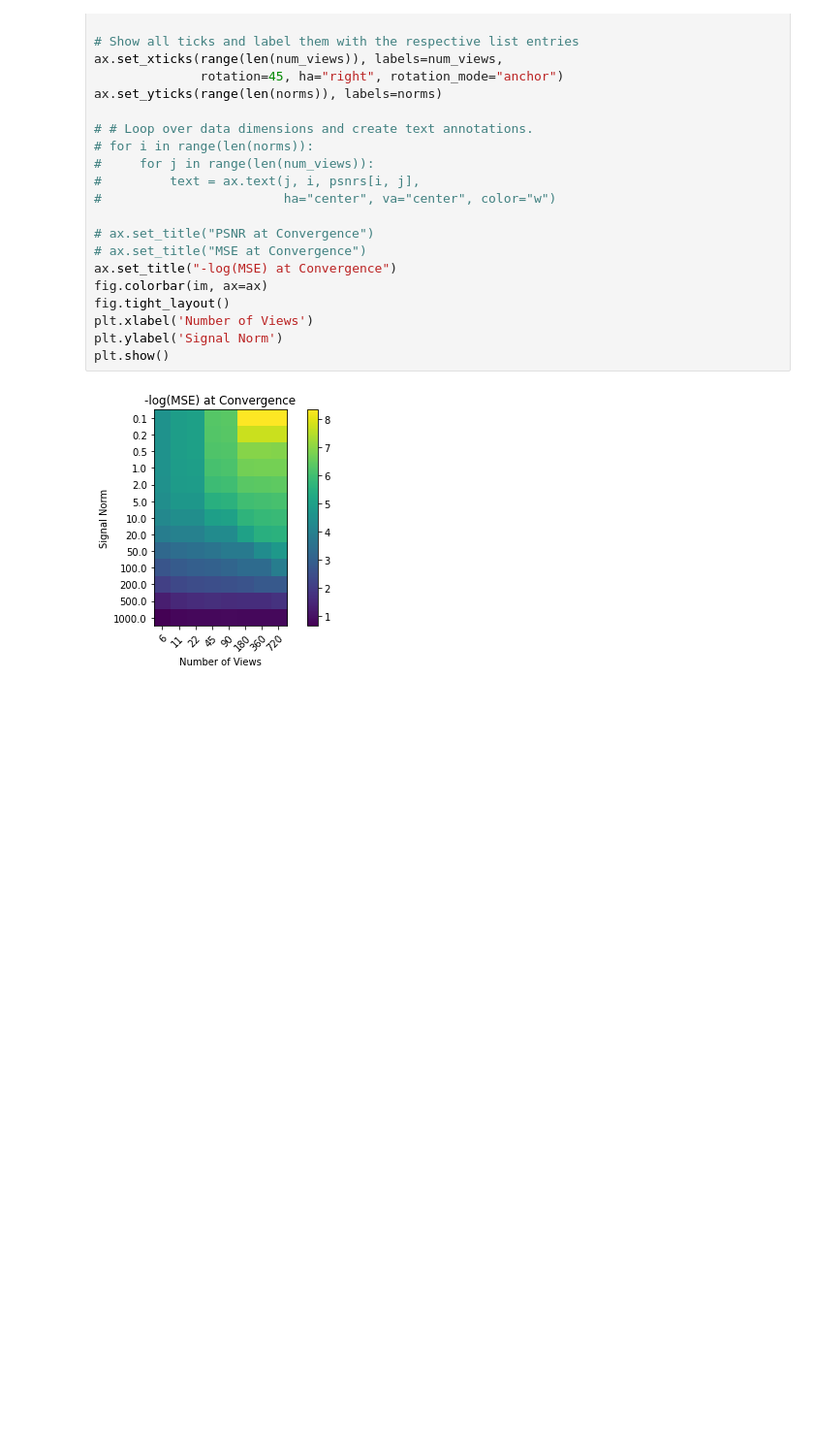
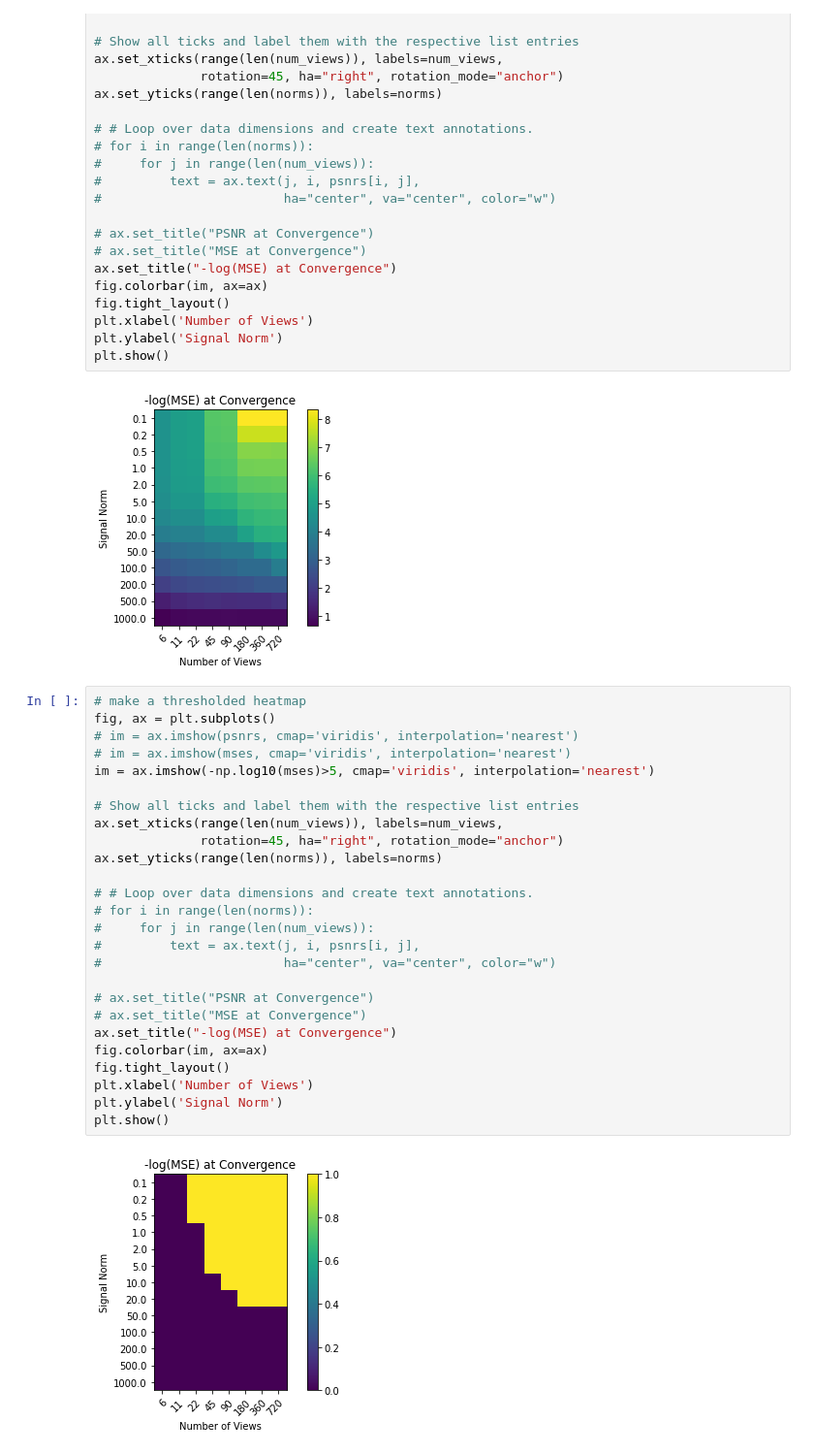
Before and after one commit to modestyachts/multi-energy-ct, a Jupyter notebook: synthetic_data.ipynb, the cells around one changed output. Shown at 97% size. Saved outputs shown, nothing was run; the diff lists cells and outputs as text; blank space fills up the shorter version.

```diff
--- a/synthetic_data.ipynb
+++ b/synthetic_data.ipynb
@@ -540,3 +538,31 @@ plt.ylabel('Signal Norm')
 plt.show()
 # %% [output]
 [figure]
+# %%
+# make a thresholded heatmap
+fig, ax = plt.subplots()
+# im = ax.imshow(psnrs, cmap='viridis', interpolation='nearest')
+# im = ax.imshow(mses, cmap='viridis', interpolation='nearest')
+im = ax.imshow(-np.log10(mses)>5, cmap='viridis', interpolation='nearest')
+
+# Show all ticks and label them with the respective list entries
+ax.set_xticks(range(len(num_views)), labels=num_views,
+              rotation=45, ha="right", rotation_mode="anchor")
+ax.set_yticks(range(len(norms)), labels=norms)
+
+# # Loop over data dimensions and create text annotations.
+# for i in range(len(norms)):
+#     for j in range(len(num_views)):
+#         text = ax.text(j, i, psnrs[i, j],
+#                        ha="center", va="center", color="w")
+
+# ax.set_title("PSNR at Convergence")
+# ax.set_title("MSE at Convergence")
+ax.set_title("-log(MSE) at Convergence")
+fig.colorbar(im, ax=ax)
+fig.tight_layout()
+plt.xlabel('Number of Views')
+plt.ylabel('Signal Norm')
+plt.show()
+# %% [output]
+[figure, added]
```
Also changed, not shown: parts of 1 cell of this notebook, 1 other file.
